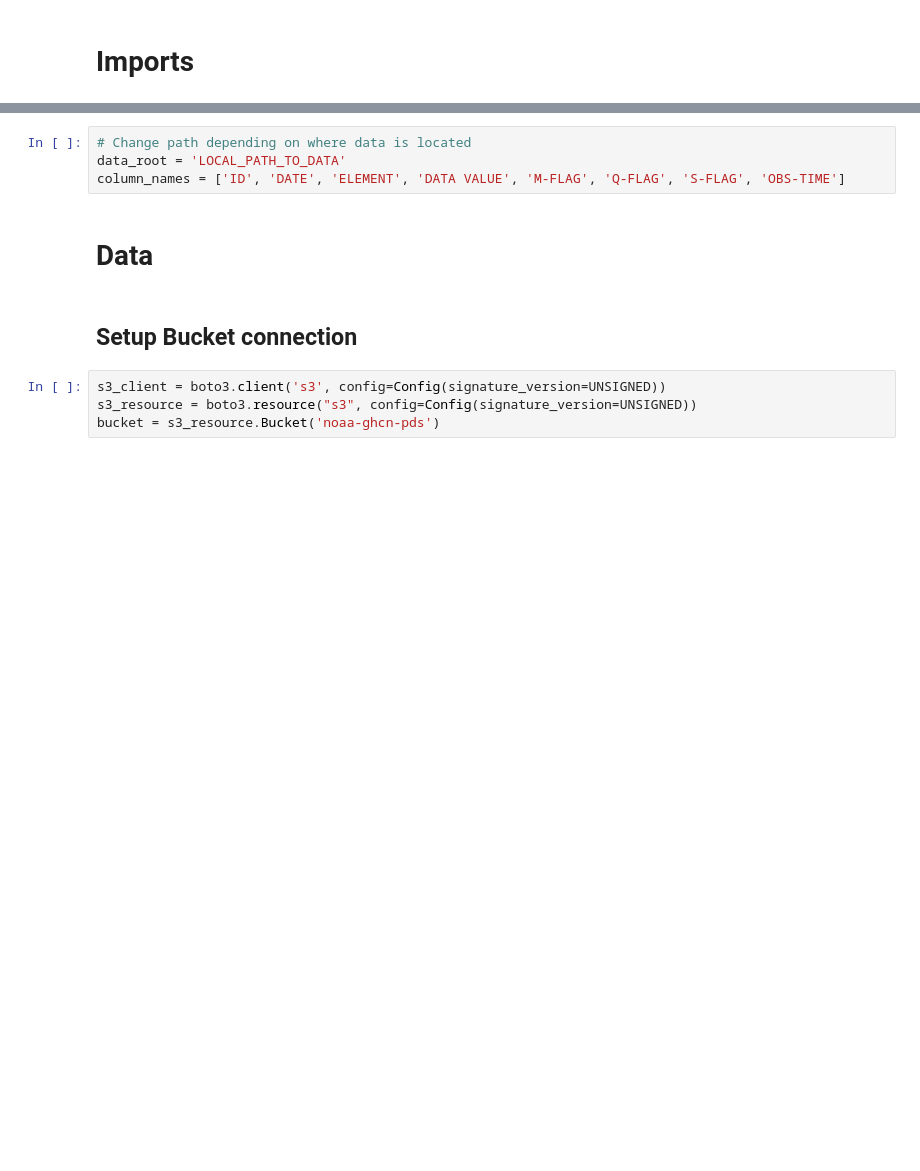
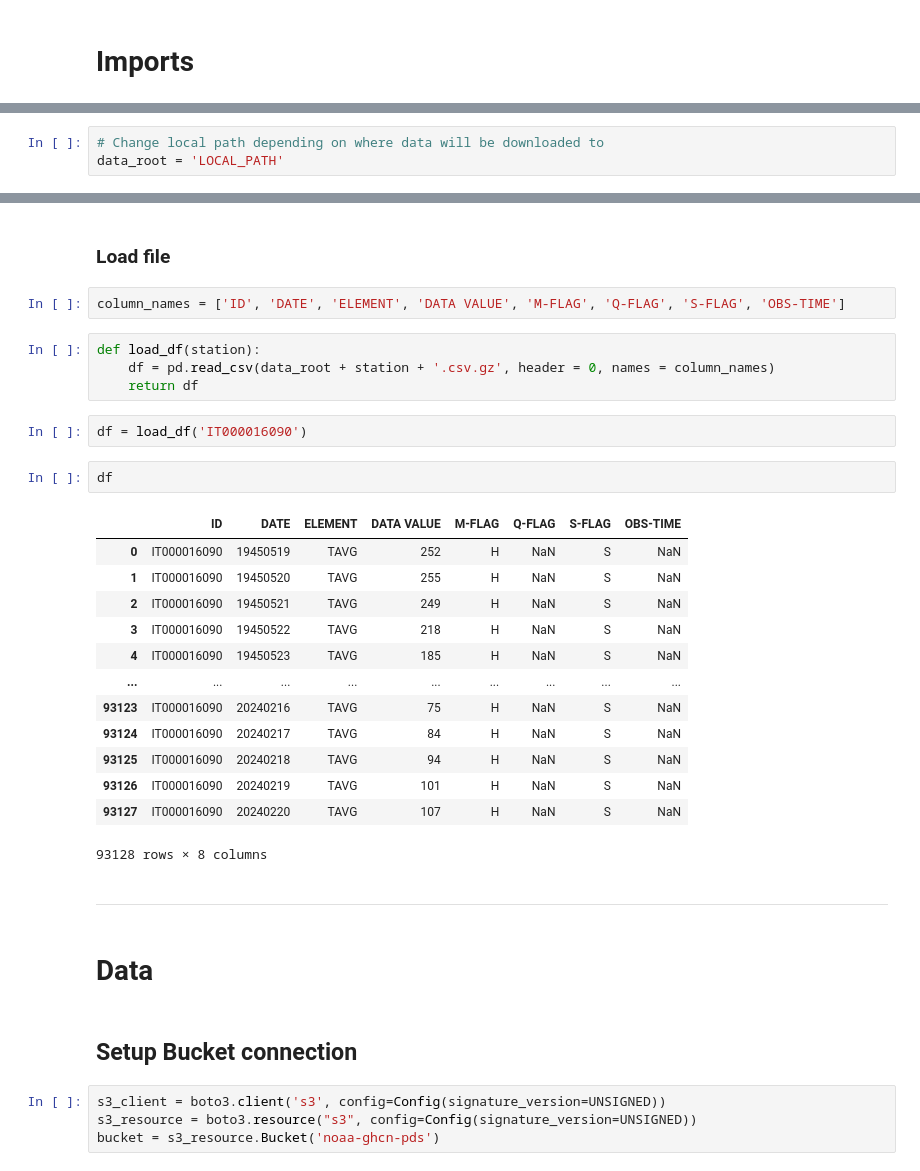
Before and after one commit to LeliaE/climateScience, a Jupyter notebook: Weather_Report.ipynb, the cells around one changed output, grey strips where cells are left out. Saved outputs shown, nothing was run; the diff lists cells and outputs as text; blank space fills up the shorter version.

```diff
--- a/Weather_Report.ipynb
+++ b/Weather_Report.ipynb
@@ -27,0 +48,3 @@ import matplotlib.pyplot as plt
+# %%
+# Change local path depending on where data will be downloaded to
+data_root = 'LOCAL_PATH'
@@ -28,7 +83,31 @@ import matplotlib.pyplot as plt
+# %% [markdown]
+### Load file
 # %%
-# Change path depending on where data is located
-data_root = 'LOCAL_PATH_TO_DATA'
 column_names = ['ID', 'DATE', 'ELEMENT', 'DATA VALUE', 'M-FLAG', 'Q-FLAG', 'S-FLAG', 'OBS-TIME']
+# %%
+def load_df(station):
+    df = pd.read_csv(data_root + station + '.csv.gz', header = 0, names = column_names)
+    return df
+# %%
+df = load_df('IT000016090')
+# %%
+df
+# %% [output]
+|  | ID | DATE | ELEMENT | DATA VALUE | M-FLAG | Q-FLAG | S-FLAG | OBS-TIME |
+| 0 | IT000016090 | 19450519 | TAVG | 252 | H | NaN | S | NaN |
+| 1 | IT000016090 | 19450520 | TAVG | 255 | H | NaN | S | NaN |
+| 2 | IT000016090 | 19450521 | TAVG | 249 | H | NaN | S | NaN |
+| 3 | IT000016090 | 19450522 | TAVG | 218 | H | NaN | S | NaN |
+| 4 | IT000016090 | 19450523 | TAVG | 185 | H | NaN | S | NaN |
+| ... | ... | ... | ... | ... | ... | ... | ... | ... |
+| 93123 | IT000016090 | 20240216 | TAVG | 75 | H | NaN | S | NaN |
+| 93124 | IT000016090 | 20240217 | TAVG | 84 | H | NaN | S | NaN |
+| 93125 | IT000016090 | 20240218 | TAVG | 94 | H | NaN | S | NaN |
+| 93126 | IT000016090 | 20240219 | TAVG | 101 | H | NaN | S | NaN |
+| 93127 | IT000016090 | 20240220 | TAVG | 107 | H | NaN | S | NaN |
+93128 rows × 8 columns
+# %% [markdown]
+__________
 # %% [markdown]
 # Data
 # %% [markdown]
```
Also changed, not shown: parts of 17 cells of this notebook.
